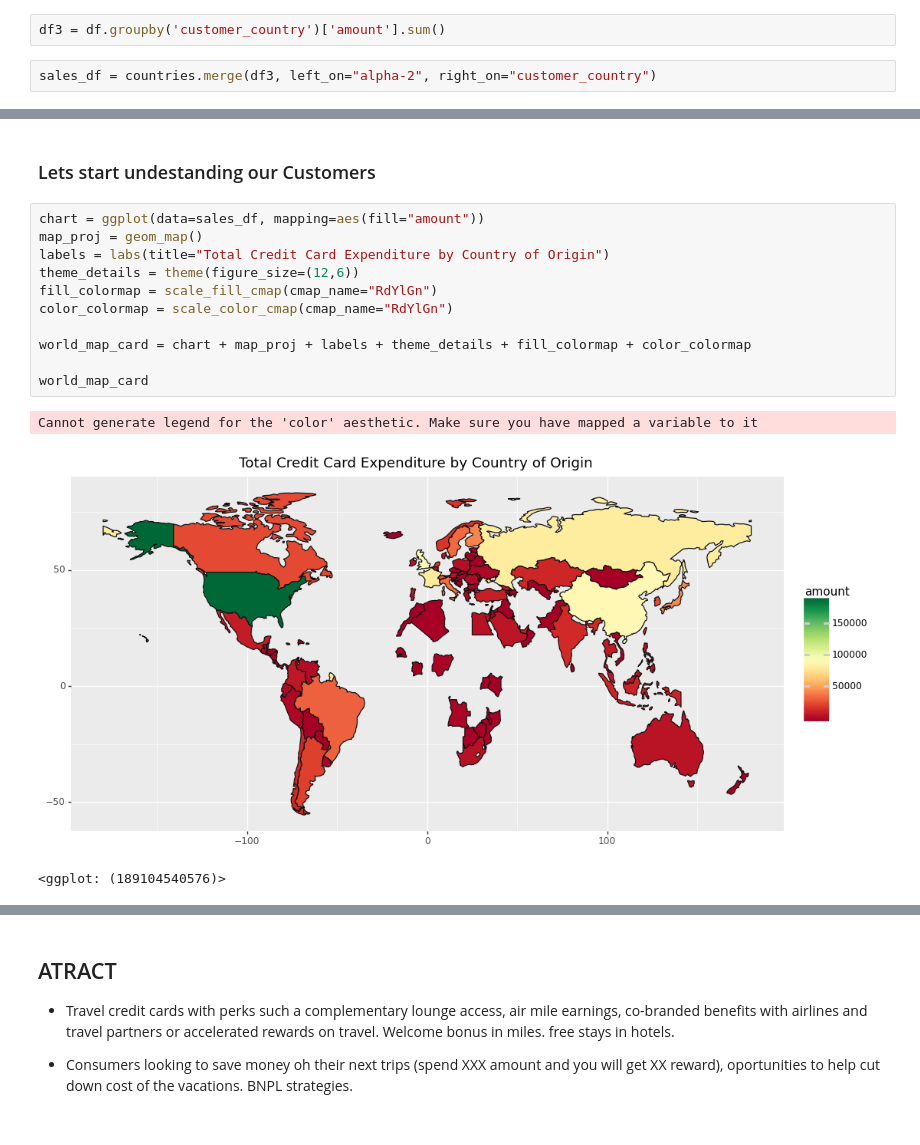
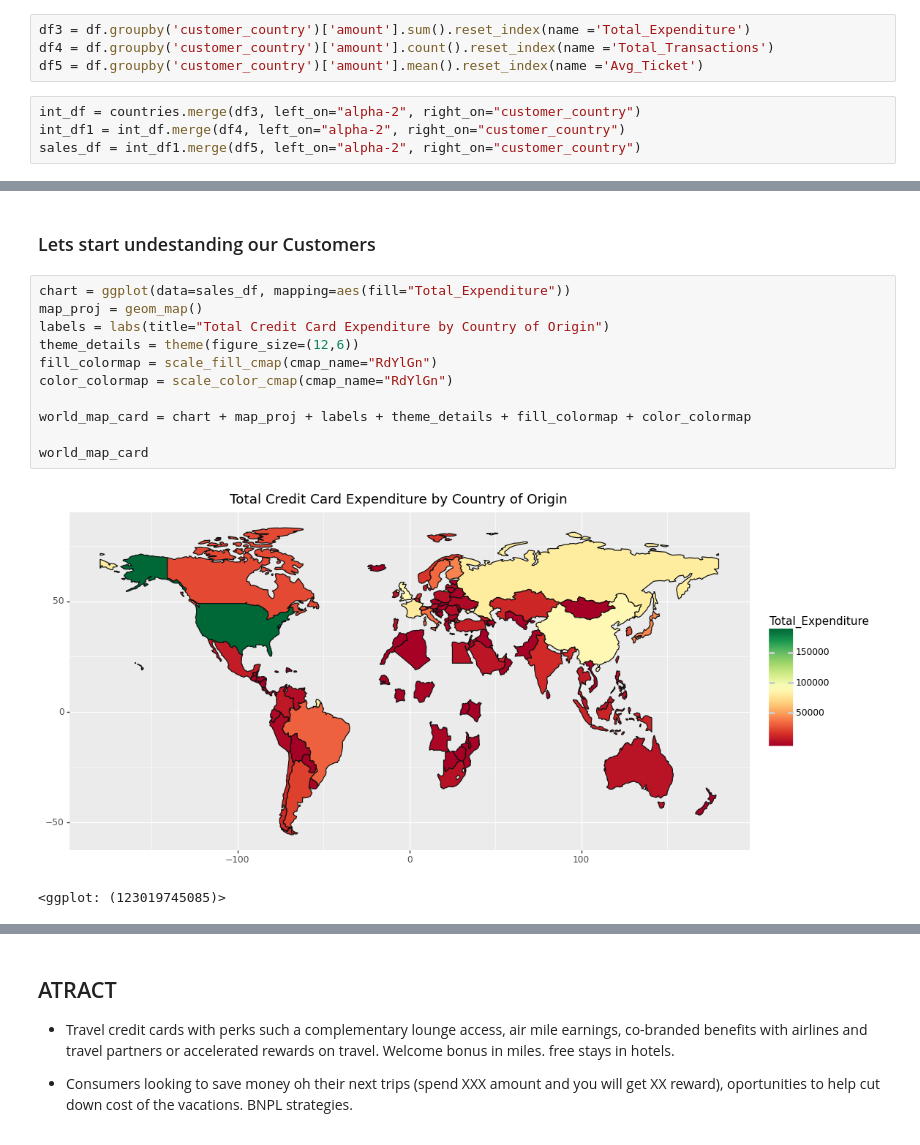
Before and after one commit to callysthenes/citibank_business_case_visual, a Jupyter notebook: EDA_Diana.ipynb, the cells around one changed output, grey strips where cells are left out. Cells and saved outputs as stored; diff of their text form.

```diff
--- a/EDA_Diana.ipynb
+++ b/EDA_Diana.ipynb
@@ -210,9 +196,13 @@ country_code = pd.read_csv ("all.csv")
 # %%
 countries = world.merge(country_code, left_on="iso_a3", right_on="alpha-3")
 # %%
-df3 = df.groupby('customer_country')['amount'].sum()
+df3 = df.groupby('customer_country')['amount'].sum().reset_index(name ='Total_Expenditure')
+df4 = df.groupby('customer_country')['amount'].count().reset_index(name ='Total_Transactions')
+df5 = df.groupby('customer_country')['amount'].mean().reset_index(name ='Avg_Ticket')
 # %%
-sales_df = countries.merge(df3, left_on="alpha-2", right_on="customer_country")
+int_df = countries.merge(df3, left_on="alpha-2", right_on="customer_country")
+int_df1 = int_df.merge(df4, left_on="alpha-2", right_on="customer_country")
+sales_df = int_df1.merge(df5, left_on="alpha-2", right_on="customer_country")
 # %%
 sales_df
 # %% [output]
@@ -246,18 +236,17 @@ We are going to identify the customers with a high propensity to respond to our
 # %% [markdown]
 ### Lets start undestanding our Customers
 # %%
-chart = ggplot(data=sales_df, mapping=aes(fill="amount"))
+chart = ggplot(data=sales_df, mapping=aes(fill="Total_Expenditure"))
 map_proj = geom_map()
 labels = labs(title="Total Credit Card Expenditure by Country of Origin")
 theme_details = theme(figure_size=(12,6))
 fill_colormap = scale_fill_cmap(cmap_name="RdYlGn")
 color_colormap = scale_color_cmap(cmap_name="RdYlGn")
 
 world_map_card = chart + map_proj + labels + theme_details + fill_colormap + color_colormap
 
 world_map_card
 # %% [output]
+[figure, new version]
-Cannot generate legend for the 'color' aesthetic. Make sure you have mapped a variable to it
+<ggplot: (123019745085)>
-[figure, old version]
-<ggplot: (189104540576)>
 # %%
```
Also changed, not shown: parts of 8 cells of this notebook.
